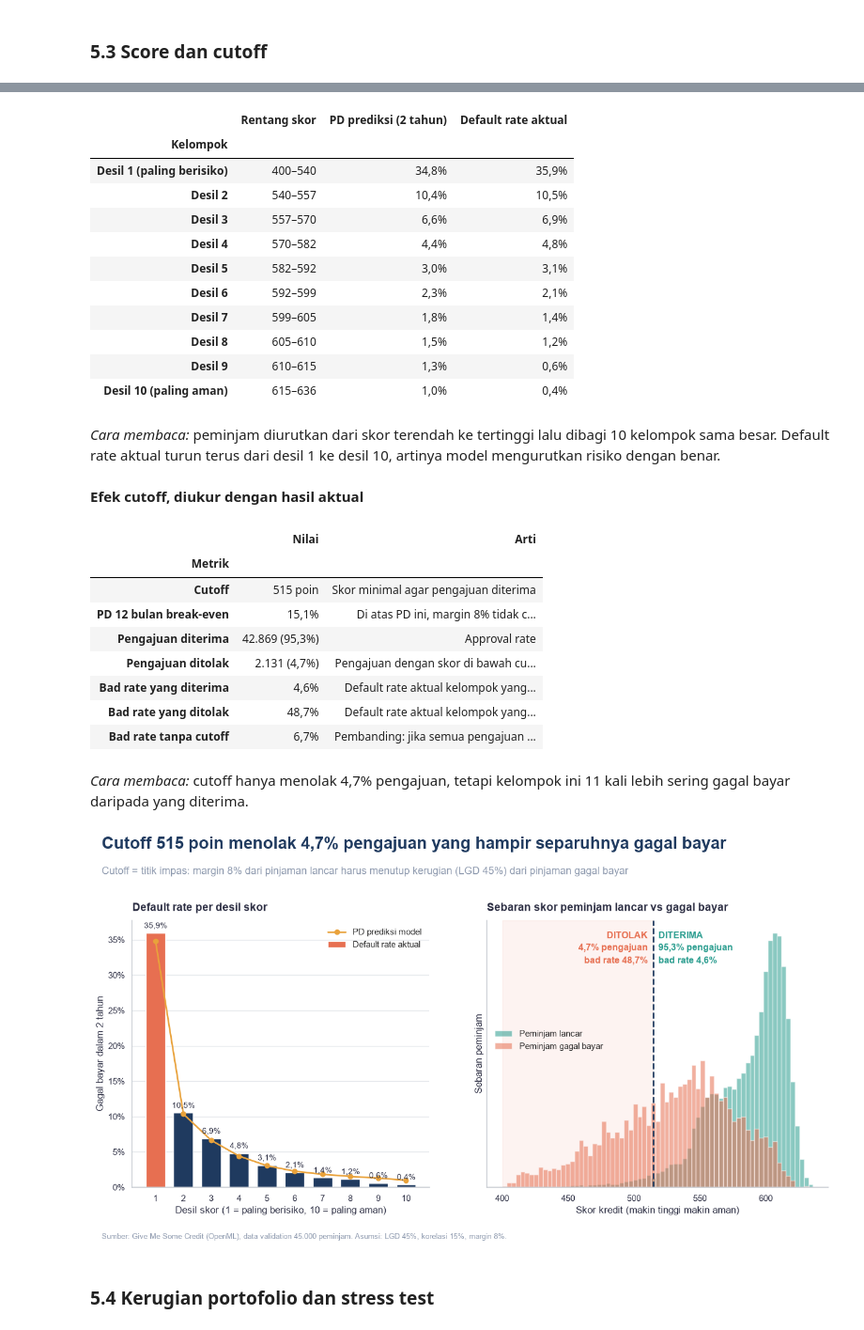
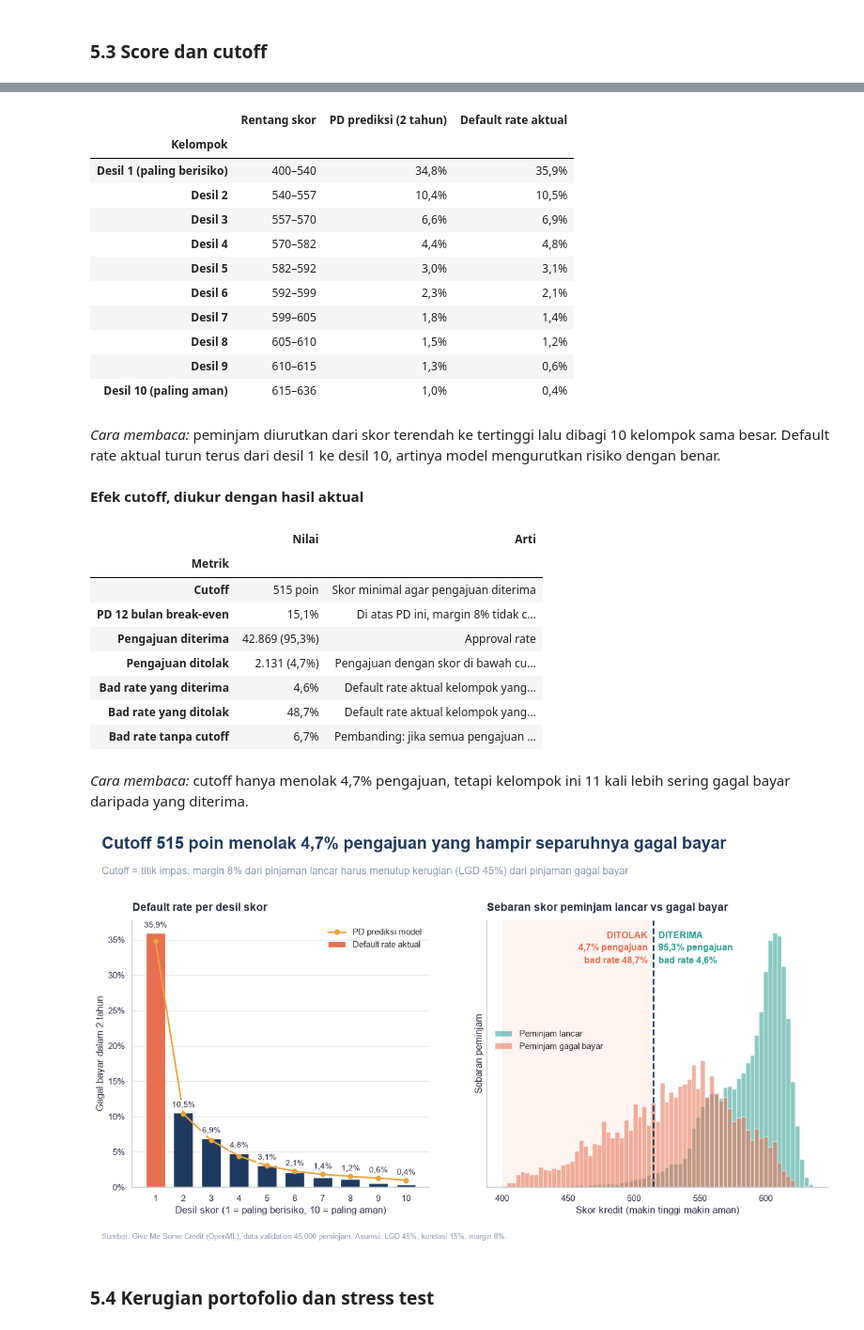
Before and after one commit to aldo02032004/credit-risk-model, a Jupyter notebook: credit_risk_model.ipynb, the cells around one changed output, grey strips where cells are left out. Shown at 94% size. Saved outputs shown, nothing was run; the diff lists cells and outputs as text; code cells hidden in the pictures.

```diff
--- a/credit_risk_model.ipynb
+++ b/credit_risk_model.ipynb
@@ -424,8 +424,9 @@ fig.subplots_adjust(top=0.76, bottom=0.14, left=0.07, right=0.98, wspace=0.18)
 x = np.arange(1, 11)
 ax[0].bar(x, band.default_aktual, width=0.7, color=[C["merah"]] + [C["navy"]] * 9, label="Default rate aktual")
 ax[0].plot(x, band.pd_prediksi, "o-", color=C["emas"], lw=2, ms=6, label="PD prediksi model")
-for xi, d in zip(x, band.default_aktual):
-    ax[0].text(xi, d + 0.007, pct(d), ha="center", fontsize=10, color=C["teks"])
+for xi, d, p in zip(x, band.default_aktual, band.pd_prediksi):
+    ax[0].text(xi, max(d, p) + 0.008, pct(d), ha="center", fontsize=10, color=C["teks"], zorder=5,
+               bbox=dict(fc="white", ec="none", pad=1.5))
 ax[0].set(title="Default rate per desil skor", xlabel="Desil skor (1 = paling berisiko, 10 = paling aman)",
           ylabel="Gagal bayar dalam 2 tahun", xticks=x)
 ax[0].yaxis.set_major_formatter(fmt_pct)
@@ -445,34 +446,34 @@ ax[1].text(cutoff + 4, ymax * 0.97, f"DITERIMA\n{pct(ap)} pengajuan\nbad rate {p
 ax[1].set(title="Sebaran skor peminjam lancar vs gagal bayar", xlabel="Skor kredit (makin tinggi makin aman)",
           ylabel="Sebaran peminjam", yticks=[])
 ax[1].legend(loc="center left", bbox_to_anchor=(0, 0.55))
 fig.savefig("images/03_cutoff.png"); plt.show()
 # %% [output]
 **Default rate per desil skor**
 |  | Rentang skor | PD prediksi (2 tahun) | Default rate aktual |
 | Kelompok |  |  |  |
 | Desil 1 (paling berisiko) | 400–540 | 34,8% | 35,9% |
 | Desil 2 | 540–557 | 10,4% | 10,5% |
 | Desil 3 | 557–570 | 6,6% | 6,9% |
 | Desil 4 | 570–582 | 4,4% | 4,8% |
 | Desil 5 | 582–592 | 3,0% | 3,1% |
 | Desil 6 | 592–599 | 2,3% | 2,1% |
 | Desil 7 | 599–605 | 1,8% | 1,4% |
 | Desil 8 | 605–610 | 1,5% | 1,2% |
 | Desil 9 | 610–615 | 1,3% | 0,6% |
 | Desil 10 (paling aman) | 615–636 | 1,0% | 0,4% |
 *Cara membaca:* peminjam diurutkan dari skor terendah ke tertinggi lalu dibagi 10 kelompok sama besar. Default rate aktual turun terus dari desil 1 ke desil 10, artinya model mengurutkan risiko dengan benar.
 **Efek cutoff, diukur dengan hasil aktual**
 |  | Nilai | Arti |
 | Metrik |  |  |
 | Cutoff | 515 poin | Skor minimal agar pengajuan diterima |
 | PD 12 bulan break-even | 15,1% | Di atas PD ini, margin 8% tidak c... |
 | Pengajuan diterima | 42.869 (95,3%) | Approval rate |
 | Pengajuan ditolak | 2.131 (4,7%) | Pengajuan dengan skor di bawah cu... |
 | Bad rate yang diterima | 4,6% | Default rate aktual kelompok yang... |
 | Bad rate yang ditolak | 48,7% | Default rate aktual kelompok yang... |
 | Bad rate tanpa cutoff | 6,7% | Pembanding: jika semua pengajuan ... |
 *Cara membaca:* cutoff hanya menolak 4,7% pengajuan, tetapi kelompok ini 11 kali lebih sering gagal bayar daripada yang diterima.
-[figure, old version]
+[figure, new version]
 # %% [markdown]
 ### 5.4 Kerugian portofolio dan stress test
 # %%
```
Also changed, not shown: parts of 2 cells of this notebook, 3 other files.
